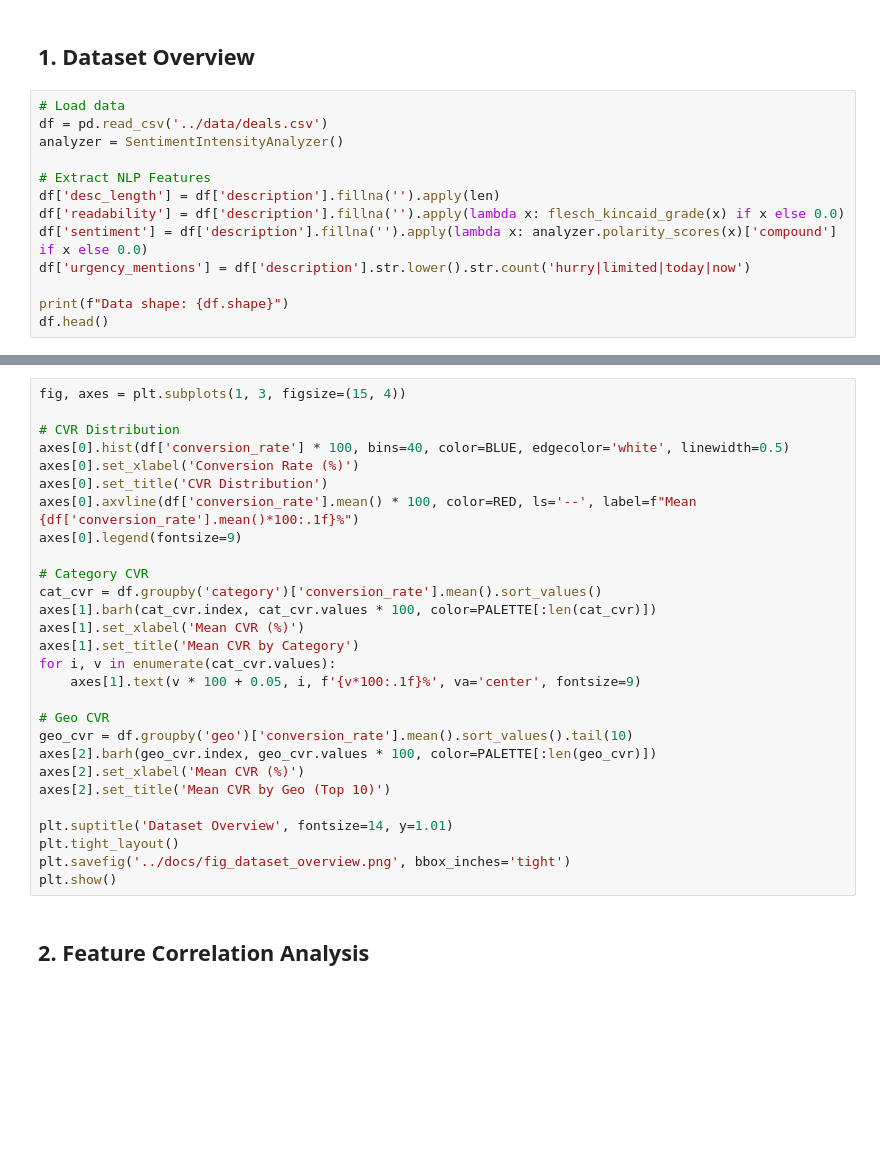
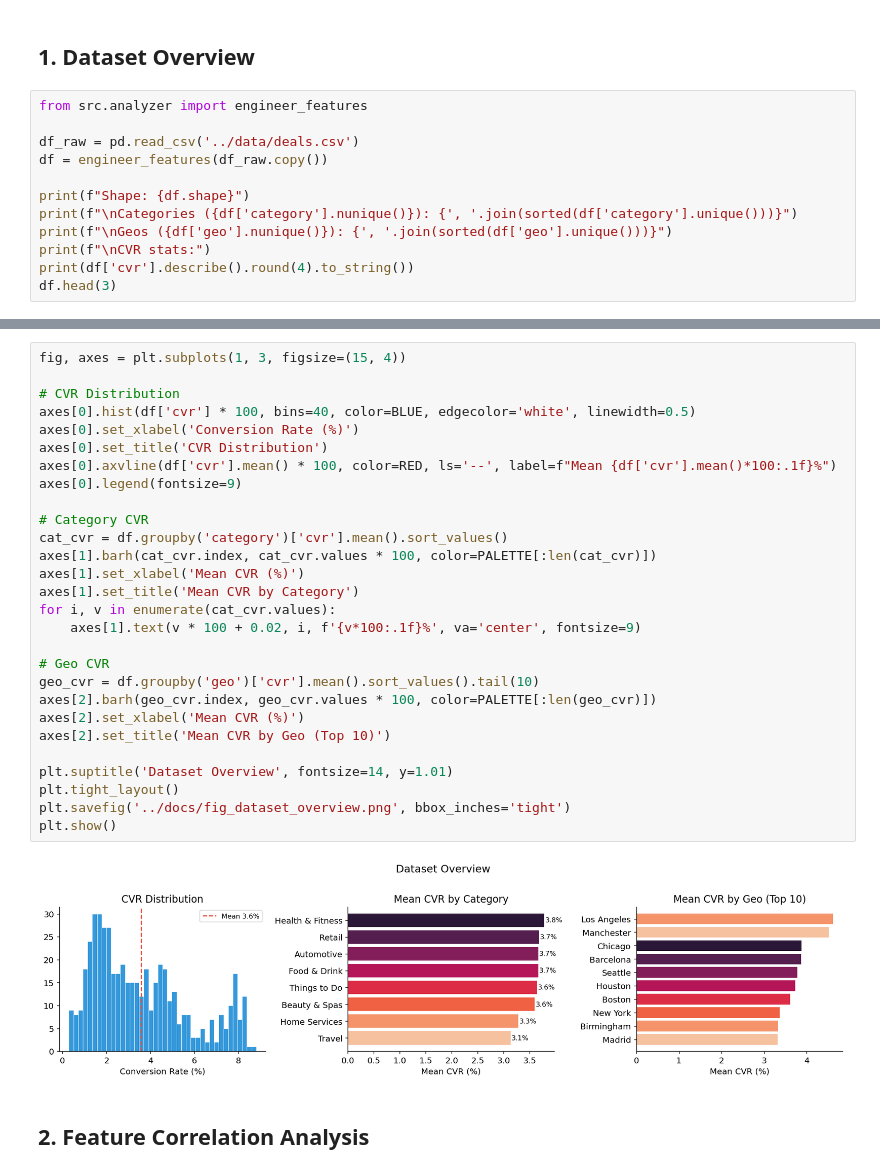
Before and after one commit to leobcc/G2, a Jupyter notebook: notebooks/exploration.ipynb, the cells around one changed output, grey strips where cells are left out. Drawn from its saved outputs; the diff is of its cells as text; blank space fills up the shorter version.

```diff
--- a/notebooks/exploration.ipynb
+++ b/notebooks/exploration.ipynb
@@ -46,16 +46,15 @@ print("✓ Imports OK")
 # %% [markdown]
 ## 1. Dataset Overview
 # %%
-# Load data
-df = pd.read_csv('../data/deals.csv')
-analyzer = SentimentIntensityAnalyzer()
+from src.analyzer import engineer_features
 
-# Extract NLP Features
-df['desc_length'] = df['description'].fillna('').apply(len)
-df['readability'] = df['description'].fillna('').apply(lambda x: flesch_kincaid_grade(x) if x else 0.0)
-df['sentiment'] = df['description'].fillna('').apply(lambda x: analyzer.polarity_scores(x)['compound'] if x else 0.0)
-df['urgency_mentions'] = df['description'].str.lower().str.count('hurry|limited|today|now')
+df_raw = pd.read_csv('../data/deals.csv')
+df = engineer_features(df_raw.copy())
 
-print(f"Data shape: {df.shape}")
-df.head()
+print(f"Shape: {df.shape}")
+print(f"\nCategories ({df['category'].nunique()}): {', '.join(sorted(df['category'].unique()))}")
+print(f"\nGeos ({df['geo'].nunique()}): {', '.join(sorted(df['geo'].unique()))}")
+print(f"\nCVR stats:")
+print(df['cvr'].describe().round(4).to_string())
+df.head(3)
 # %% [output]
@@ -70,31 +81,33 @@ Data shape: (500, 38)
 # %%
 fig, axes = plt.subplots(1, 3, figsize=(15, 4))
 
 # CVR Distribution
-axes[0].hist(df['conversion_rate'] * 100, bins=40, color=BLUE, edgecolor='white', linewidth=0.5)
+axes[0].hist(df['cvr'] * 100, bins=40, color=BLUE, edgecolor='white', linewidth=0.5)
 axes[0].set_xlabel('Conversion Rate (%)')
 axes[0].set_title('CVR Distribution')
-axes[0].axvline(df['conversion_rate'].mean() * 100, color=RED, ls='--', label=f"Mean {df['conversion_rate'].mean()*100:.1f}%")
+axes[0].axvline(df['cvr'].mean() * 100, color=RED, ls='--', label=f"Mean {df['cvr'].mean()*100:.1f}%")
 axes[0].legend(fontsize=9)
 
 # Category CVR
-cat_cvr = df.groupby('category')['conversion_rate'].mean().sort_values()
+cat_cvr = df.groupby('category')['cvr'].mean().sort_values()
 axes[1].barh(cat_cvr.index, cat_cvr.values * 100, color=PALETTE[:len(cat_cvr)])
 axes[1].set_xlabel('Mean CVR (%)')
 axes[1].set_title('Mean CVR by Category')
 for i, v in enumerate(cat_cvr.values):
-    axes[1].text(v * 100 + 0.05, i, f'{v*100:.1f}%', va='center', fontsize=9)
+    axes[1].text(v * 100 + 0.02, i, f'{v*100:.1f}%', va='center', fontsize=9)
 
 # Geo CVR
-geo_cvr = df.groupby('geo')['conversion_rate'].mean().sort_values().tail(10)
+geo_cvr = df.groupby('geo')['cvr'].mean().sort_values().tail(10)
 axes[2].barh(geo_cvr.index, geo_cvr.values * 100, color=PALETTE[:len(geo_cvr)])
 axes[2].set_xlabel('Mean CVR (%)')
 axes[2].set_title('Mean CVR by Geo (Top 10)')
 
 plt.suptitle('Dataset Overview', fontsize=14, y=1.01)
 plt.tight_layout()
 plt.savefig('../docs/fig_dataset_overview.png', bbox_inches='tight')
 plt.show()
+# %% [output]
+[figure, added]
 # %% [markdown]
 ## 2. Feature Correlation Analysis
 # %%
```
Also changed, not shown: parts of 10 cells of this notebook, 6 other files.
